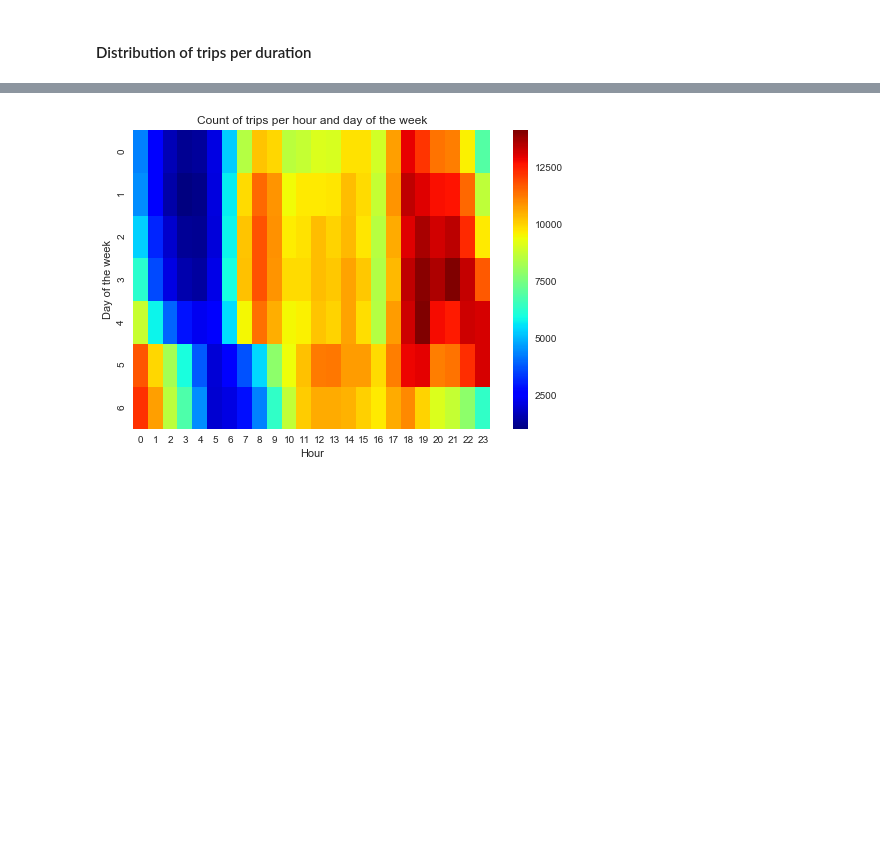
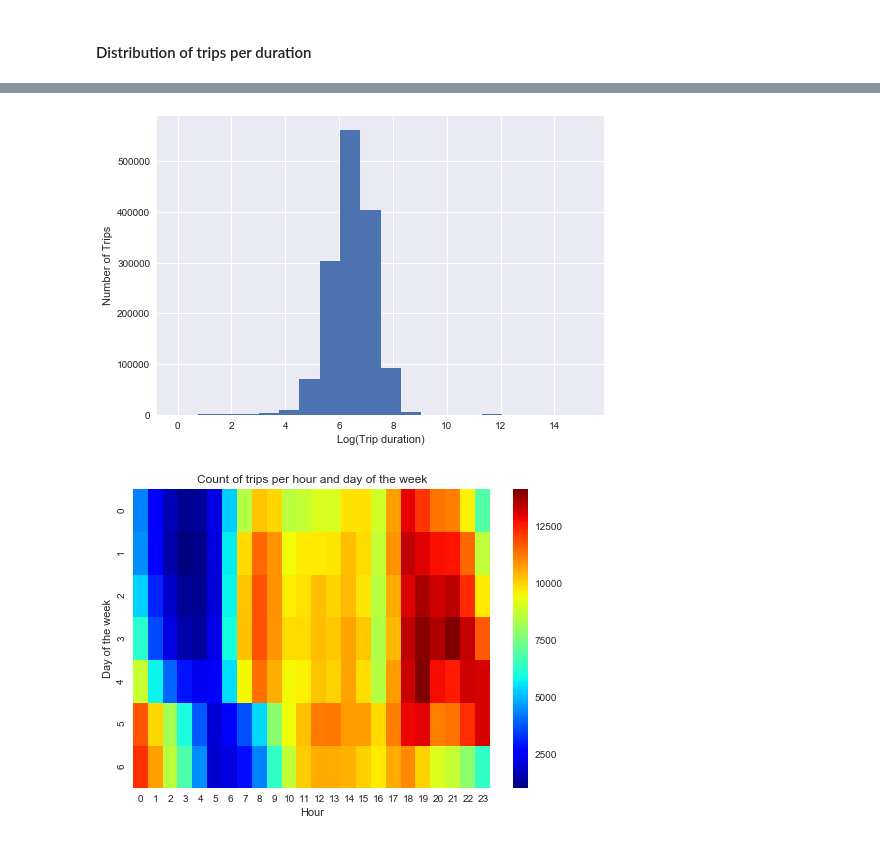
Before and after one commit to AlexGomesDS/New-York-City-Taxi-Trip-Duration, a Jupyter notebook: notebook.ipynb, the cells around one changed output, grey strips where cells are left out. Drawn from its saved outputs; the diff is of its cells as text; code cells hidden in the pictures; blank space fills up the shorter version.

```diff
--- a/notebook.ipynb
+++ b/notebook.ipynb
@@ -110,3 +114,12 @@ plt.show()
+# %%
+train_eng['log_duration'] = np.log(train_eng.trip_duration)
+
+fig3 = train_eng.log_duration.hist(bins = 20)
+fig3.set_xlabel("Log(Trip duration)")
+fig3.set_ylabel("Number of Trips")
+plt.show()
+# %% [output]
+[figure, added]
 # %%
 ## Function that receives a column of values already grouped by weekday and hour and aggregated, and plots the heat map
 def plot_per_weekday_hour(aggregated_data, title = '' ):
```
Also changed, not shown: parts of 3 cells of this notebook, 3 other files.
